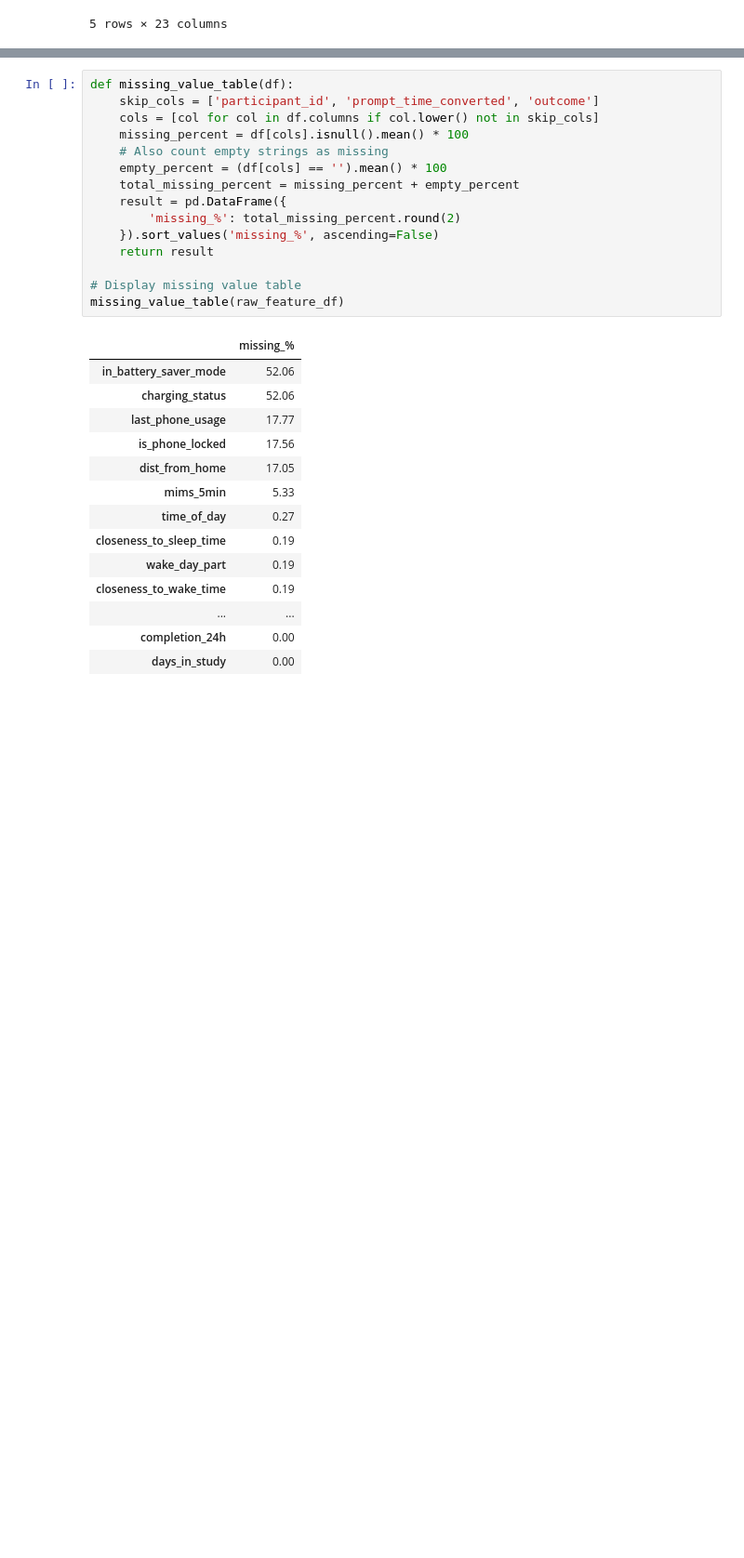
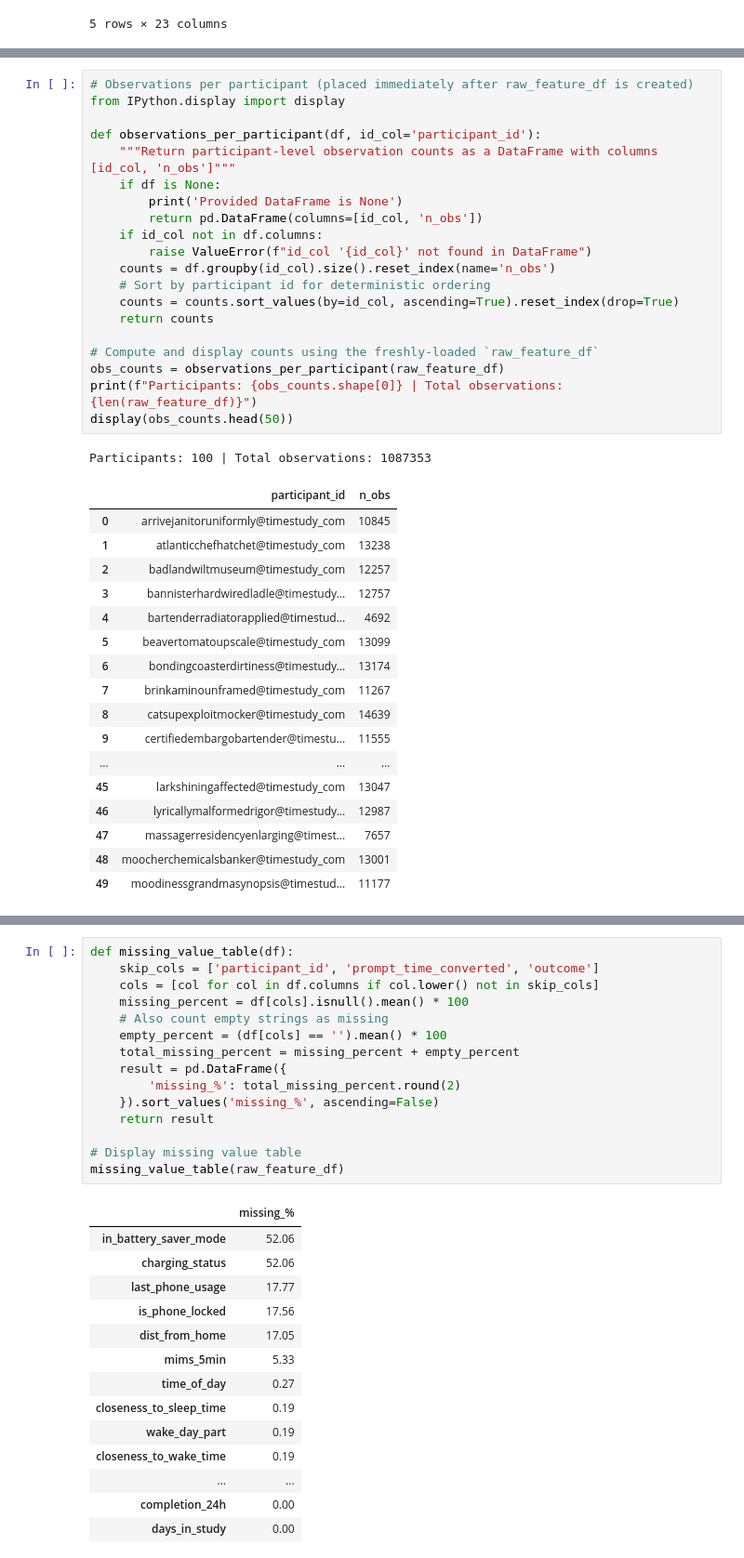
Before and after one commit to adityaponnada/real_time_prompting, a Jupyter notebook: feature_selection_normalization.ipynb, the cells around one changed output, grey strips where cells are left out. Shown at 93% size. Cells and saved outputs as stored; diff of their text form; blank space fills up the shorter version.

```diff
--- a/feature_selection_normalization.ipynb
+++ b/feature_selection_normalization.ipynb
@@ -36,0 +52,39 @@ For all the features, we will get the % of missing data in them.
+# %%
+# Observations per participant (placed immediately after raw_feature_df is created)
+from IPython.display import display
+
+def observations_per_participant(df, id_col='participant_id'):
+    """Return participant-level observation counts as a DataFrame with columns [id_col, 'n_obs']"""
+    if df is None:
+        print('Provided DataFrame is None')
+        return pd.DataFrame(columns=[id_col, 'n_obs'])
+    if id_col not in df.columns:
+        raise ValueError(f"id_col '{id_col}' not found in DataFrame")
+    counts = df.groupby(id_col).size().reset_index(name='n_obs')
+    # Sort by participant id for deterministic ordering
+    counts = counts.sort_values(by=id_col, ascending=True).reset_index(drop=True)
+    return counts
+
+# Compute and display counts using the freshly-loaded `raw_feature_df`
+obs_counts = observations_per_participant(raw_feature_df)
+print(f"Participants: {obs_counts.shape[0]} | Total observations: {len(raw_feature_df)}")
+display(obs_counts.head(50))
+# %% [output]
+Participants: 100 | Total observations: 1087353
+|  | participant_id | n_obs |
+| 0 | arrivejanitoruniformly@timestudy_com | 10845 |
+| 1 | atlanticchefhatchet@timestudy_com | 13238 |
+| 2 | badlandwiltmuseum@timestudy_com | 12257 |
+| 3 | bannisterhardwiredladle@timestudy... | 12757 |
+| 4 | bartenderradiatorapplied@timestud... | 4692 |
+| 5 | beavertomatoupscale@timestudy_com | 13099 |
+| 6 | bondingcoasterdirtiness@timestudy... | 13174 |
+| 7 | brinkaminounframed@timestudy_com | 11267 |
+| 8 | catsupexploitmocker@timestudy_com | 14639 |
+| 9 | certifiedembargobartender@timestu... | 11555 |
+| ... | ... | ... |
+| 45 | larkshiningaffected@timestudy_com | 13047 |
+| 46 | lyricallymalformedrigor@timestudy... | 12987 |
+| 47 | massagerresidencyenlarging@timest... | 7657 |
+| 48 | moocherchemicalsbanker@timestudy_com | 13001 |
+| 49 | moodinessgrandmasynopsis@timestud... | 11177 |
```
Also changed, not shown: parts of 16 cells of this notebook, 2 other files.
